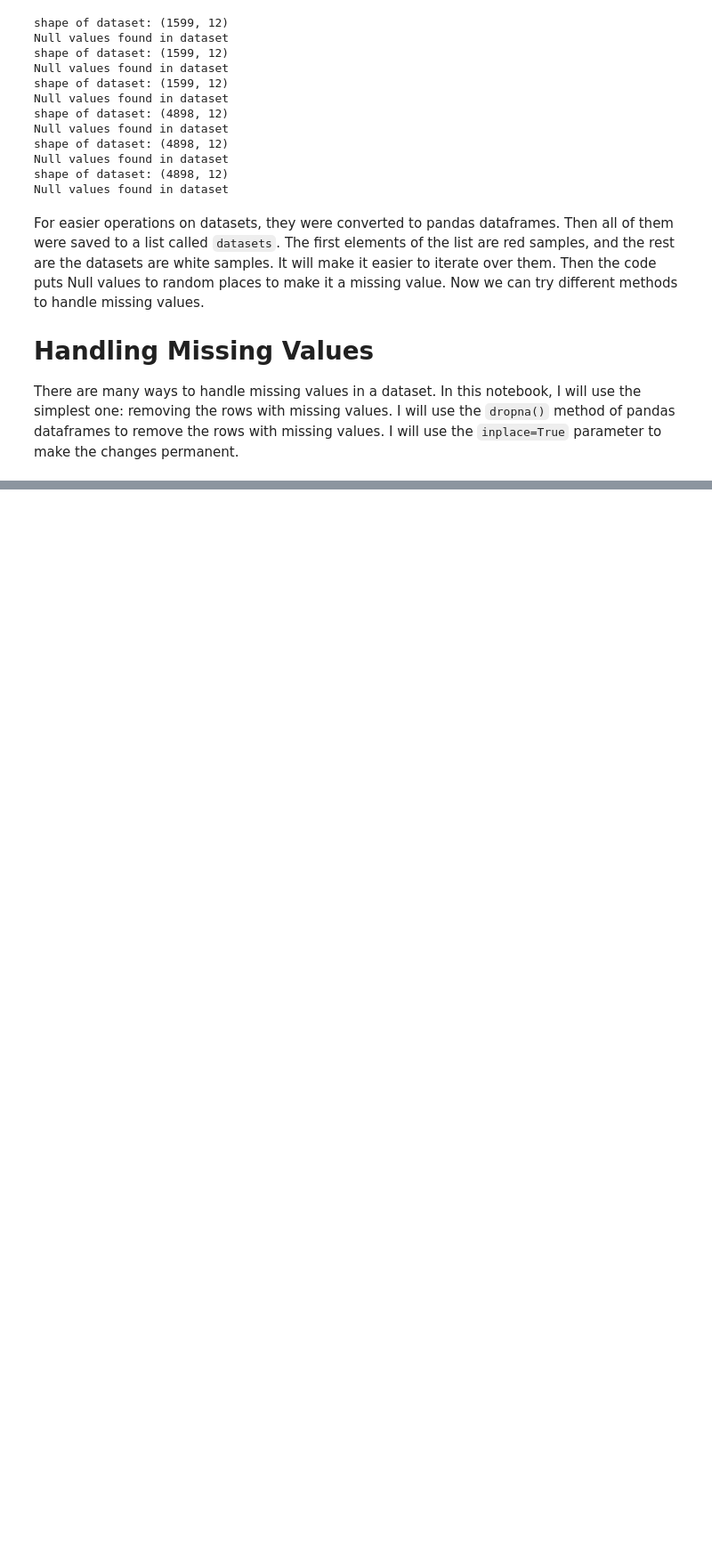
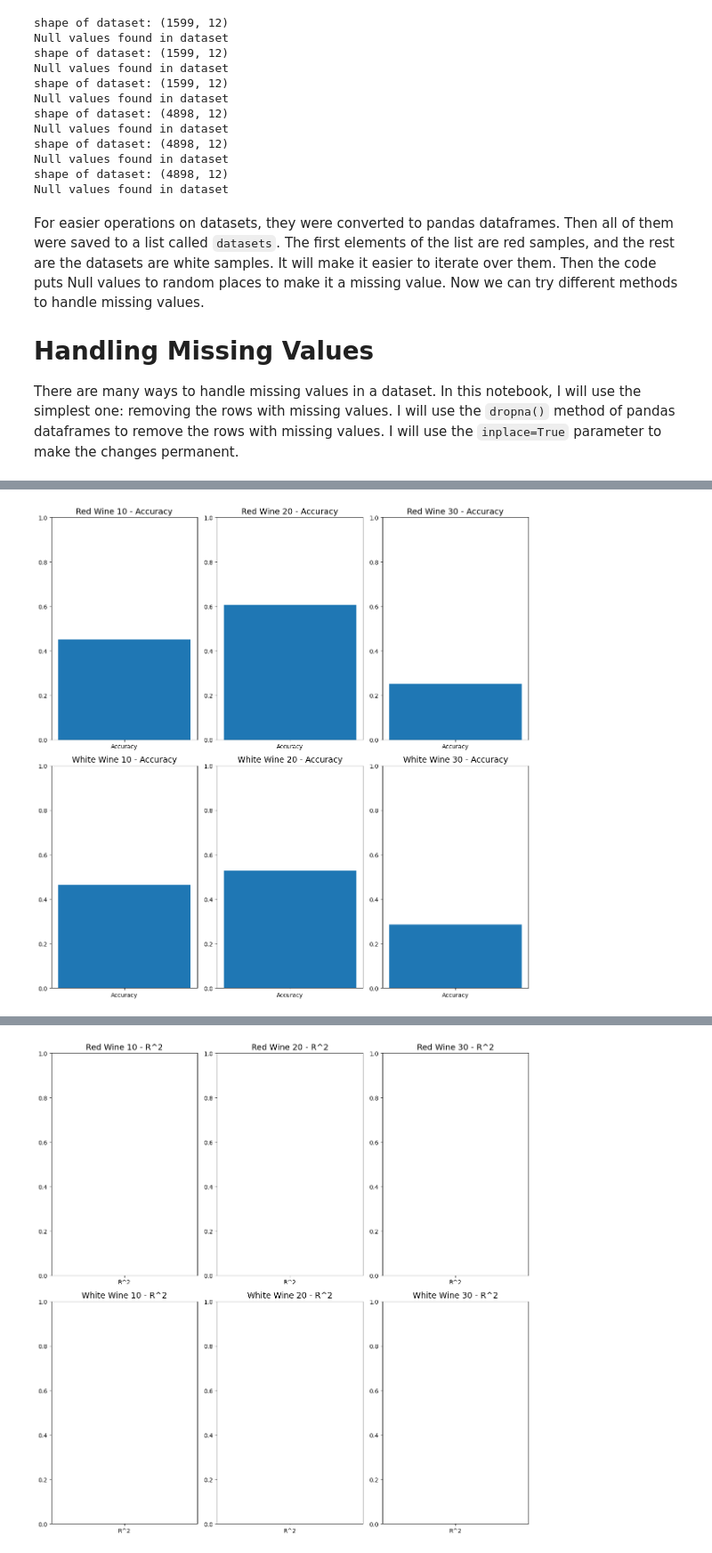
Before and after one commit to Qubi0-0/wine-classifier, a Jupyter notebook: RandomRemove.ipynb, the cells around one changed output, grey strips where cells are left out. Shown at 89% size. Cells and saved outputs as stored; diff of their text form; code cells hidden in the pictures; blank space fills up the shorter version.

Commit message:
prediction on restored data fails

```diff
--- a/RandomRemove.ipynb
+++ b/RandomRemove.ipynb
@@ -51,9 +51,12 @@ For easier operations on datasets, they were converted to pandas dataframes. The
 
 There are many ways to handle missing values in a dataset. In this notebook, I will use the simplest one: removing the rows with missing values. I will use the `dropna()` method of pandas dataframes to remove the rows with missing values. I will use the `inplace=True` parameter to make the changes permanent.
 # %%
-for datasets in sampled_datasets:
+sampled_datasets_removal = copy.deepcopy(sampled_datasets)
+for datasets in sampled_datasets_removal:
     for dataset in datasets:
+        print(f"Null values in dataset before removal: {dataset.isnull().sum().sum()}")
         print(f"shape of dataset: {dataset.shape}")
         dataset.dropna(inplace=True)
+        print(f"Null values in dataset after removal: {dataset.isnull().sum().sum()}")
         print(f"reduced shape of dataset: {dataset.shape} \n")
 # %% [output]
@@ -76,0 +86,9 @@ reduced shape of dataset: (57, 12)
+# %%
+sampled_datasets_restored = copy.deepcopy(sampled_datasets)
+for datasets in sampled_datasets_restored:
+    for dataset in datasets:
+        print(f"Null values in dataset before restore: {dataset.isnull().sum().sum()}")
+        print(f"shape of dataset: {dataset.shape}")
+        dataset.fillna(dataset.mean(), inplace=True)
+        print(f"Null values in dataset after restore: {dataset.isnull().sum().sum()}")
+        print(f"reduced shape of dataset: {dataset.shape} \n")
@@ -76,0 +117,55 @@ reduced shape of dataset: (57, 12)
+# %%
+import matplotlib.pyplot as plt
+from sklearn.model_selection import train_test_split
+from sklearn.tree import DecisionTreeRegressor
+from sklearn.metrics import accuracy_score
+from sklearn.metrics import r2_score
+
+
+datasets_names = ['Red Wine 10', 'Red Wine 20', 'Red Wine 30', 'White Wine 10', 'White Wine 20', 'White Wine 30']
+
+def train_and_evaluate_model(dataset_index, dataset, ax, use_r2=False):
+    X = dataset.drop('quality', axis=1)
+    y = dataset['quality']
+
+    X_train, X_test, y_train, y_test = train_test_split(X, y, test_size=0.2, random_state=42)
+
+    model = DecisionTreeRegressor()
+    model.fit(X_train, y_train)
+
+    y_pred = model.predict(X_test)
+
+    if use_r2:
+        score = r2_score(y_test, y_pred)
+        score_name = 'R^2'
+    else:
+        score = accuracy_score(y_test, y_pred.round())
+        score_name = 'Accuracy'
+
+    # Plot the score
+    ax.bar([score_name], [score])
+    ax.set_ylim([0, 1])
+    ax.set_title(f"{datasets_names[dataset_index]} - {score_name}", fontsize=14)
+
+fig, axs = plt.subplots(len(sampled_datasets_removal), len(sampled_datasets_removal[0]), figsize=(12, 12))
+
+for i, datasets in enumerate(sampled_datasets_removal):
+    for j, dataset in enumerate(datasets):
+        dataset_index = i * len(sampled_datasets_removal[0]) + j
+        ax = axs[i, j]
+        train_and_evaluate_model(dataset_index, dataset, ax)
+
+plt.tight_layout()
+plt.show()
+
+fig, axs = plt.subplots(len(sampled_datasets_restored), len(sampled_datasets_restored[0]), figsize=(12, 12))
+
+for i, datasets in enumerate(sampled_datasets_restored):
+    for j, dataset in enumerate(datasets):
+        dataset_index = i * len(sampled_datasets_restored[0]) + j
+        ax = axs[i, j]
+        train_and_evaluate_model(dataset_index, dataset, ax, use_r2=True)
+
+plt.tight_layout()
+plt.show()
+# %% [output]
@@ -76,0 +184 @@ reduced shape of dataset: (57, 12)
+[figure, added]
@@ -76,0 +202 @@ reduced shape of dataset: (57, 12)
+[figure, added]
```
Also changed, not shown: parts of 6 cells of this notebook.
